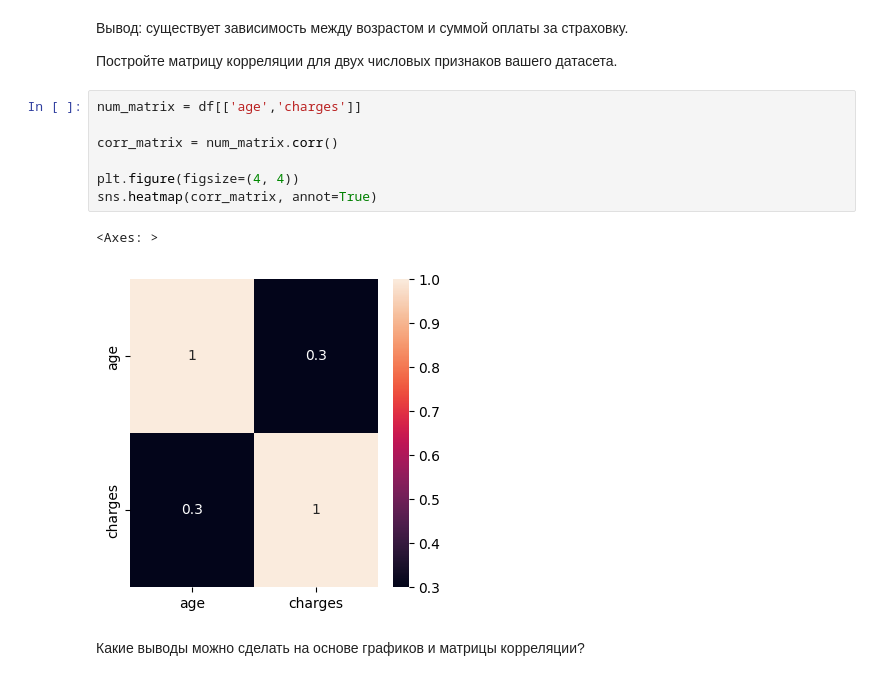
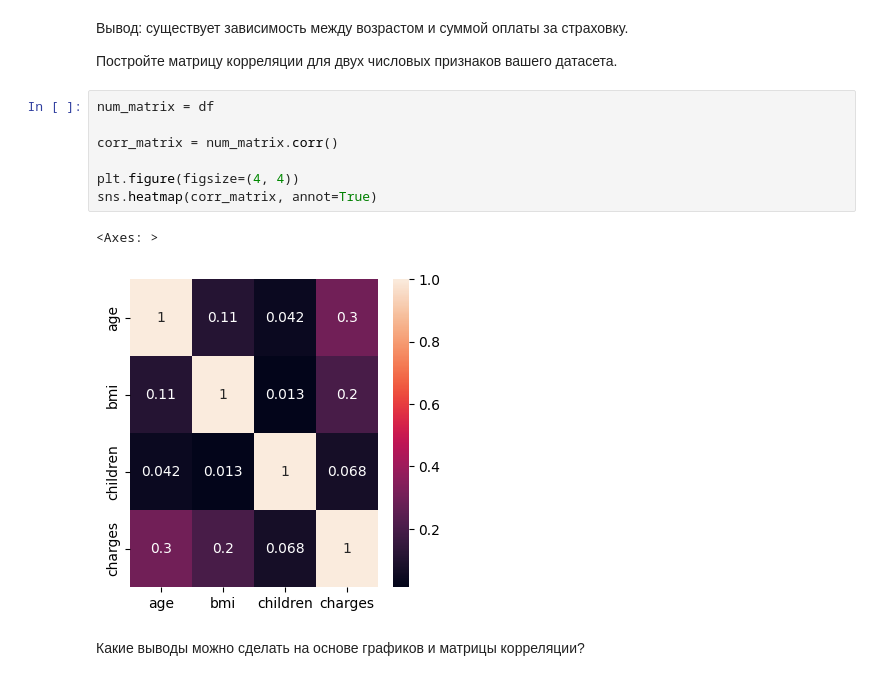
Before and after one commit to ScriptErrorVGM/VS-CODE, a Jupyter notebook: MTL/lab2/Lab_2.ipynb, the cells around one changed output. Drawn from its saved outputs; the diff is of its cells as text.

```diff
--- a/MTL/lab2/Lab_2.ipynb
+++ b/MTL/lab2/Lab_2.ipynb
@@ -208,15 +231,15 @@ plt.show()
 
 Постройте матрицу корреляции для двух числовых признаков вашего датасета.
 # %%
-num_matrix = df[['age','charges']]
+num_matrix = df
 
 corr_matrix = num_matrix.corr()
 
 plt.figure(figsize=(4, 4))
 sns.heatmap(corr_matrix, annot=True)
 # %% [output]
 <Axes: >
-[figure, old version]
+[figure, new version]
 # %% [markdown]
 Какие выводы можно сделать на основе графиков и матрицы корреляции?
 # %% [markdown]
```
Also changed, not shown: parts of 2 cells of this notebook.
